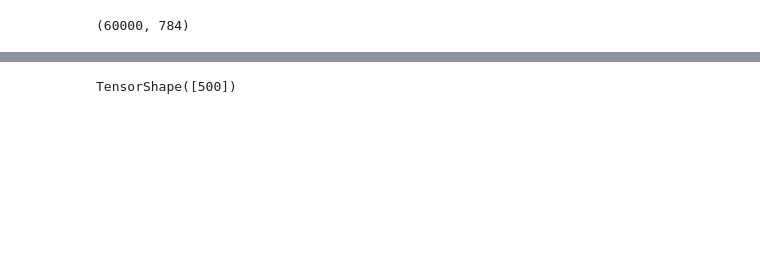
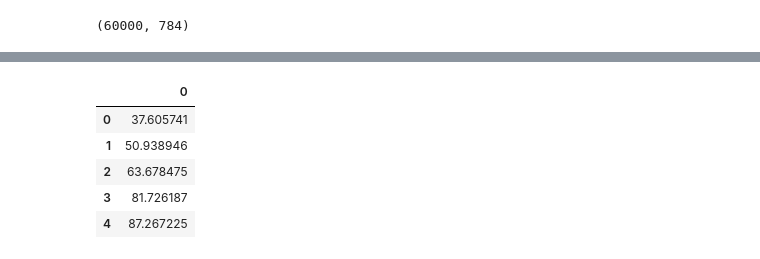
Before and after one commit to karasjoh000/KernelPCA, a Jupyter notebook: h2.ipynb, the cells around one changed output, grey strips where cells are left out. Drawn from its saved outputs; the diff is of its cells as text; code cells hidden in the pictures; blank space fills up the shorter version.

```diff
--- a/h2.ipynb
+++ b/h2.ipynb
@@ -174,4 +182,10 @@ TensorShape([500, 500])
-# %%
-e.shape
-# %% [output]
-TensorShape([500])
+# %%
+e.shape
+pd.DataFrame(e).head() # looks like the eigenvalues are already sorted.
+# %% [output]
+|  | 0 |
+| 0 | 37.605741 |
+| 1 | 50.938946 |
+| 2 | 63.678475 |
+| 3 | 81.726187 |
+| 4 | 87.267225 |
```
Also changed, not shown: parts of 15 cells of this notebook.
